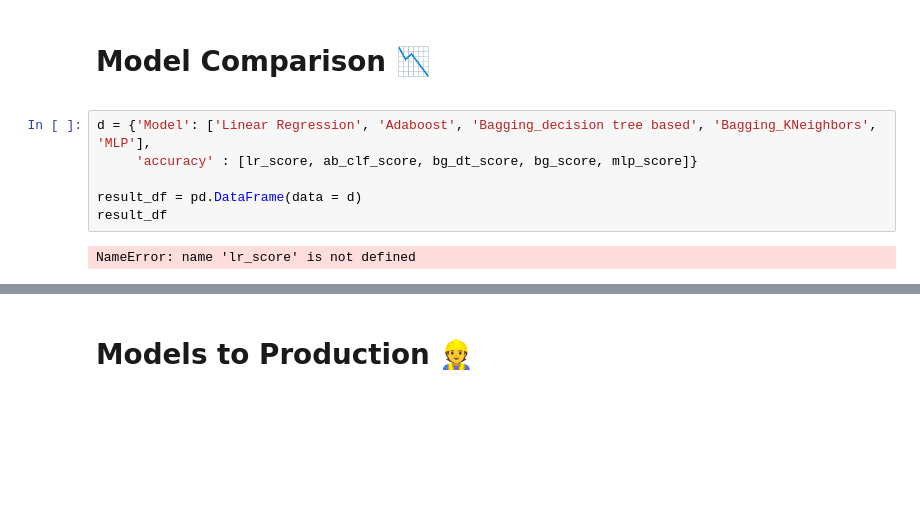
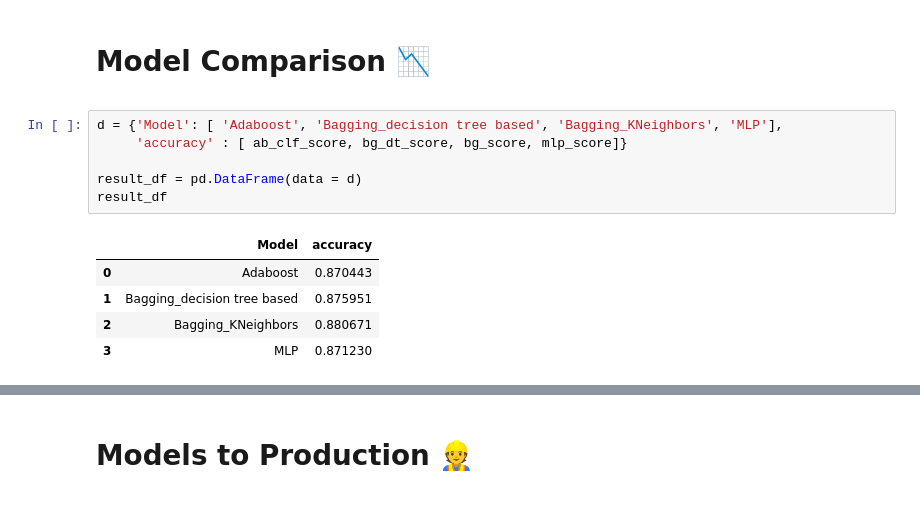
Before and after one commit to KOBeerose/Health-Care-Platform, a Jupyter notebook: Data Science/Diabetes Prediction.ipynb, the cells around one changed output, grey strips where cells are left out. Cells and saved outputs as stored; diff of their text form; blank space fills up the shorter version.

```diff
--- a/Data Science/Diabetes Prediction.ipynb
+++ b/Data Science/Diabetes Prediction.ipynb
@@ -350,13 +378,17 @@ parameter:  {'activation': 'relu', 'alpha': 0.0001, 'batch_size': 'auto', 'beta_
         </h1>
 </div>
 # %%
-d = {'Model': ['Linear Regression', 'Adaboost', 'Bagging_decision tree based', 'Bagging_KNeighbors', 'MLP'],
-     'accuracy' : [lr_score, ab_clf_score, bg_dt_score, bg_score, mlp_score]}
+d = {'Model': [ 'Adaboost', 'Bagging_decision tree based', 'Bagging_KNeighbors', 'MLP'],
+     'accuracy' : [ ab_clf_score, bg_dt_score, bg_score, mlp_score]}
 
 result_df = pd.DataFrame(data = d)
 result_df
 # %% [output]
-NameError: name 'lr_score' is not defined
+|  | Model | accuracy |
+| 0 | Adaboost | 0.870443 |
+| 1 | Bagging_decision tree based | 0.875951 |
+| 2 | Bagging_KNeighbors | 0.880671 |
+| 3 | MLP | 0.871230 |
 # %%
 result_df.plot(x='Model', y='accuracy', kind='bar', figsize=(8, 8), title='Diabetes Prediction Accuracy',
                sort_columns=True)
```
Also changed, not shown: parts of 12 cells of this notebook, 2 other files.
